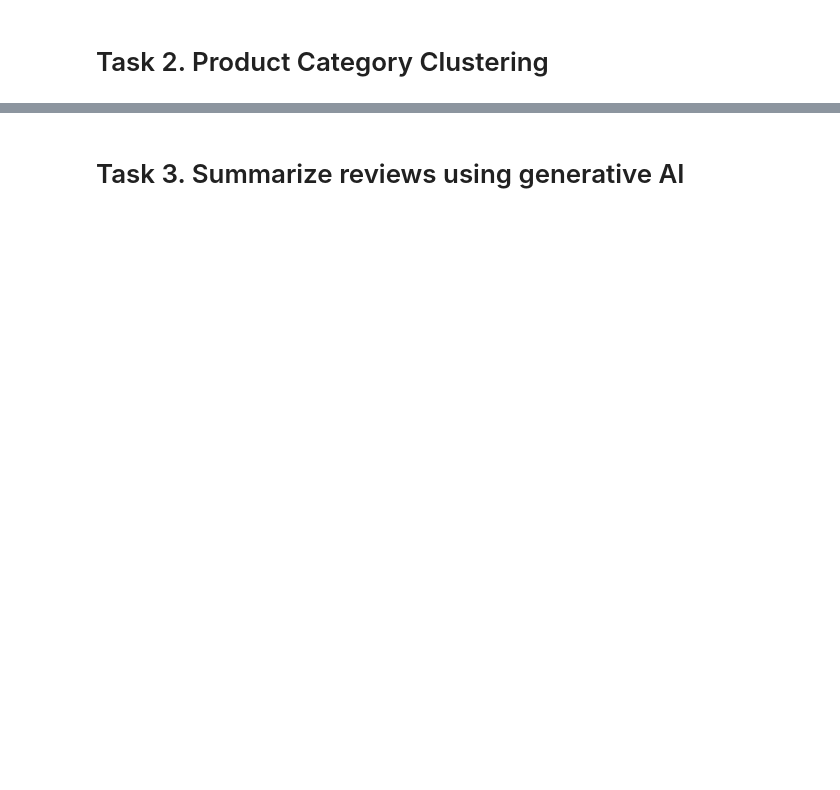
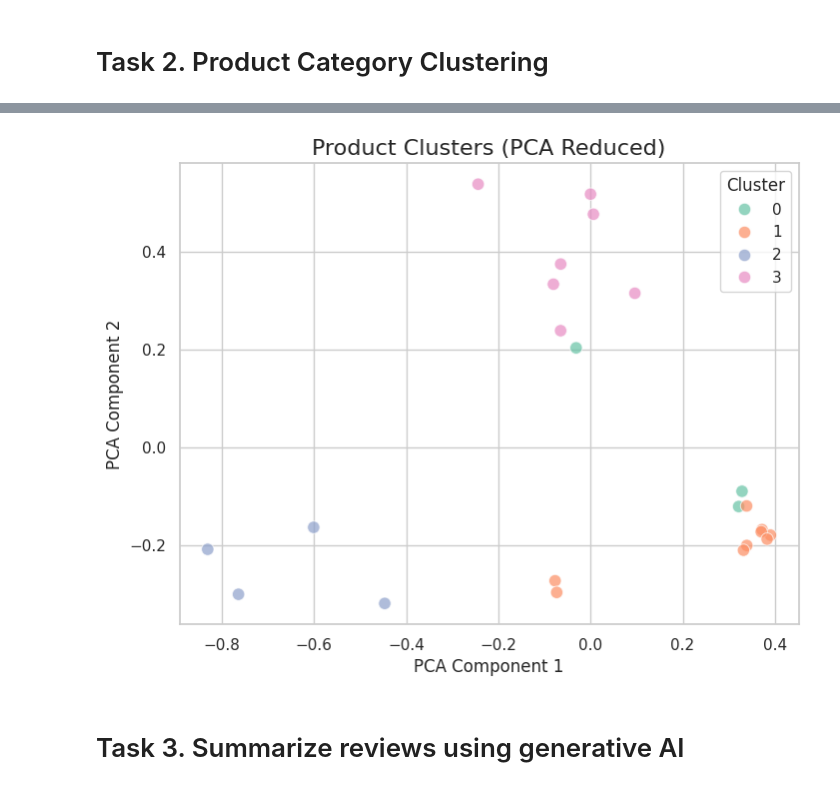
Before and after one commit to AbrarAlanazi/NLP_Automated-Customer-Reviews, a Jupyter notebook: Automated_Customers_Reviews.ipynb, the cells around one changed output, grey strips where cells are left out. Saved outputs shown, nothing was run; the diff lists cells and outputs as text; code cells hidden in the pictures; blank space fills up the shorter version.

```diff
--- a/Automated_Customers_Reviews.ipynb
+++ b/Automated_Customers_Reviews.ipynb
@@ -421,0 +384,9 @@ Name: Category, dtype: object
+# %%
+# Apply KMeans Clustering
+# Set number of meta-categories
+k = 4
+kmeans = KMeans(n_clusters=k, random_state=42)
+cluster_labels = kmeans.fit_predict(embeddings)
+
+# Assign cluster labels to the product list
+unique_products['cluster'] = cluster_labels
@@ -422,2 +442,40 @@ Name: Category, dtype: object
+# %%
+from sklearn.decomposition import PCA
+
+# Reduce embeddings to 2D for visualization
+pca = PCA(n_components=2, random_state=42)
+reduced_embeddings = pca.fit_transform(embeddings)
+
+# Add reduced dimensions to DataFrame
+unique_products['pca_x'] = reduced_embeddings[:, 0]
+unique_products['pca_y'] = reduced_embeddings[:, 1]
+# %%
+# Plot Clusters
+import matplotlib.pyplot as plt
+import seaborn as sns
+
+# Set style
+sns.set(style="whitegrid", palette="muted")
+
+# Create scatter plot
+plt.figure(figsize=(8, 6))
+sns.scatterplot(
+    data=unique_products,
+    x='pca_x',
+    y='pca_y',
+    hue='cluster',
+    palette='Set2',
+    alpha=0.7,
+    s=80
+)
+
+# Plot styling
+plt.title('Product Clusters (PCA Reduced)', fontsize=16)
+plt.xlabel('PCA Component 1')
+plt.ylabel('PCA Component 2')
+plt.legend(title='Cluster', loc='best')
+plt.show()
+# %% [output]
+[figure, added]
 # %% [markdown]
 # Task 3. Summarize reviews using generative AI
```
Also changed, not shown: parts of 17 cells of this notebook, 1 other file.
